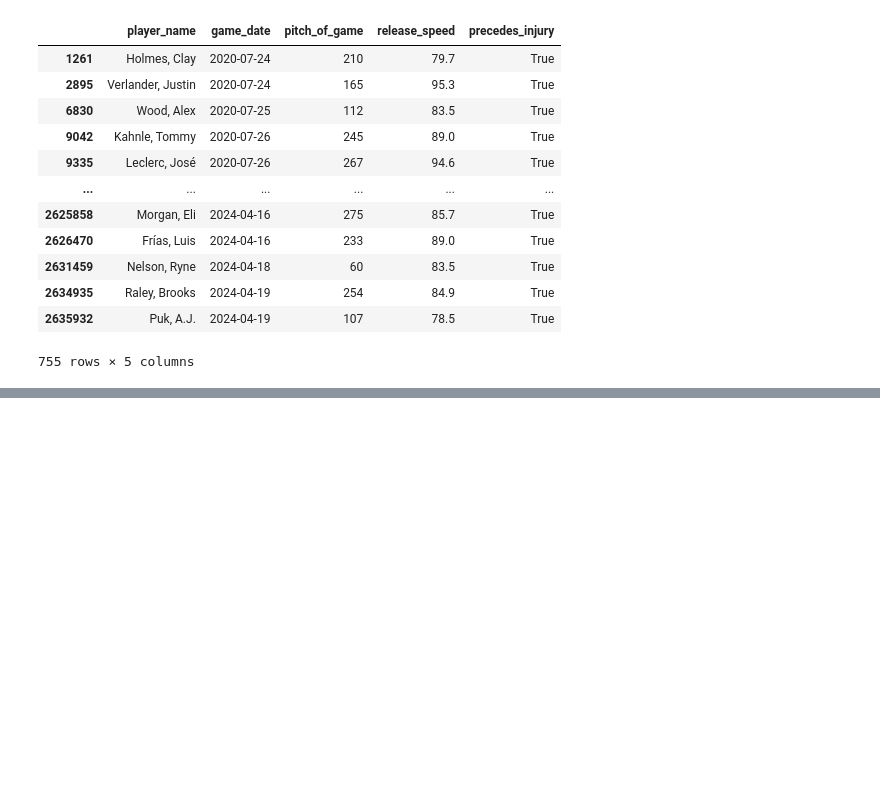
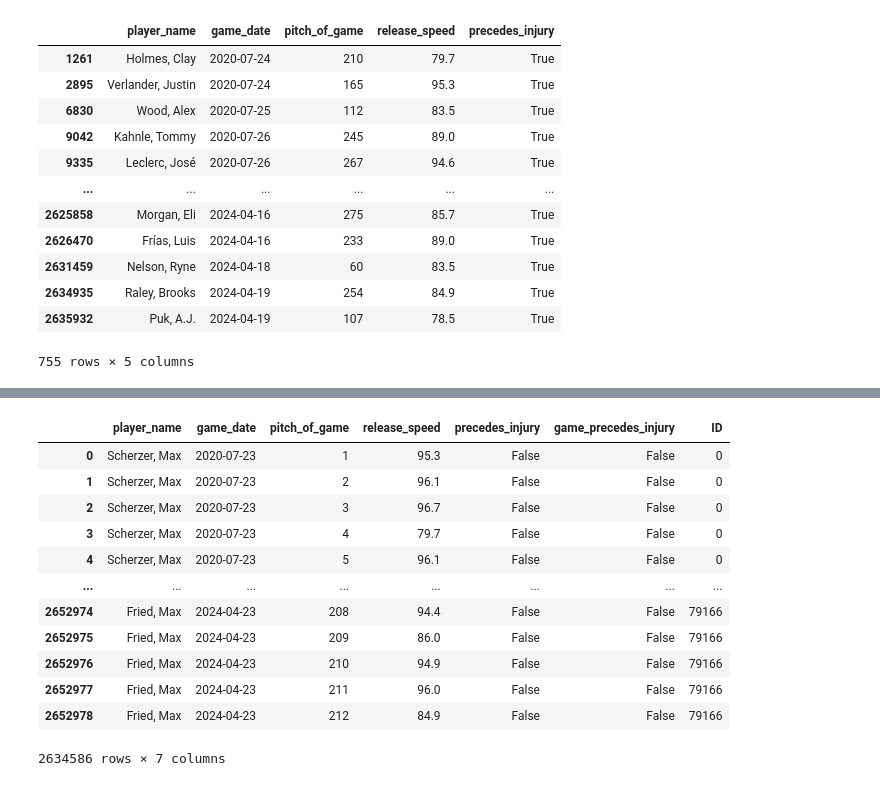
Before and after one commit to lbench/baseball, a Jupyter notebook: exploration2.ipynb, the cells around one changed output, grey strips where cells are left out. Cells and saved outputs as stored; diff of their text form; code cells hidden in the pictures; blank space fills up the shorter version.

Commit message:
MORE INTEGRATED DATA

```diff
--- a/exploration2.ipynb
+++ b/exploration2.ipynb
@@ -201,3 +201,15 @@ df[df['precedes_injury'] == True]
 # %%
 import os
 df.to_csv(os.getcwd()+'//integrated_data.csv', index=False)
+# %%
+df['game_precedes_injury'] = False
+# %%
+i = 0
+for row in df4.iterrows():
+    print(i)
+    i += 1
+    injury = row[1]
+    name, date, pitch = precedes_injury(injury)
+    condition = (df['player_name']==name) & (df['game_date']==date)
+
+    df.loc[condition, 'game_precedes_injury'] = True
@@ -203,0 +250,19 @@ df.to_csv(os.getcwd()+'//integrated_data.csv', index=False)
+# %%
+df['ID'] = pd.factorize(df[['player_name', 'game_date']].apply(tuple, axis=1))[0]
+# %%
+df
+df.to_csv(os.getcwd()+'//integrated_data2.csv', index=False)
+# %% [output]
+|  | player_name | game_date | pitch_of_game | release_speed | precedes_injury | game_precedes_injury | ID |
+| 0 | Scherzer, Max | 2020-07-23 | 1 | 95.3 | False | False | 0 |
+| 1 | Scherzer, Max | 2020-07-23 | 2 | 96.1 | False | False | 0 |
+| 2 | Scherzer, Max | 2020-07-23 | 3 | 96.7 | False | False | 0 |
+| 3 | Scherzer, Max | 2020-07-23 | 4 | 79.7 | False | False | 0 |
+| 4 | Scherzer, Max | 2020-07-23 | 5 | 96.1 | False | False | 0 |
+| ... | ... | ... | ... | ... | ... | ... | ... |
+| 2652974 | Fried, Max | 2024-04-23 | 208 | 94.4 | False | False | 79166 |
+| 2652975 | Fried, Max | 2024-04-23 | 209 | 86.0 | False | False | 79166 |
+| 2652976 | Fried, Max | 2024-04-23 | 210 | 94.9 | False | False | 79166 |
+| 2652977 | Fried, Max | 2024-04-23 | 211 | 96.0 | False | False | 79166 |
+| 2652978 | Fried, Max | 2024-04-23 | 212 | 84.9 | False | False | 79166 |
+2634586 rows × 7 columns
```
Also changed, not shown: parts of 3 cells of this notebook, 1 other file.
